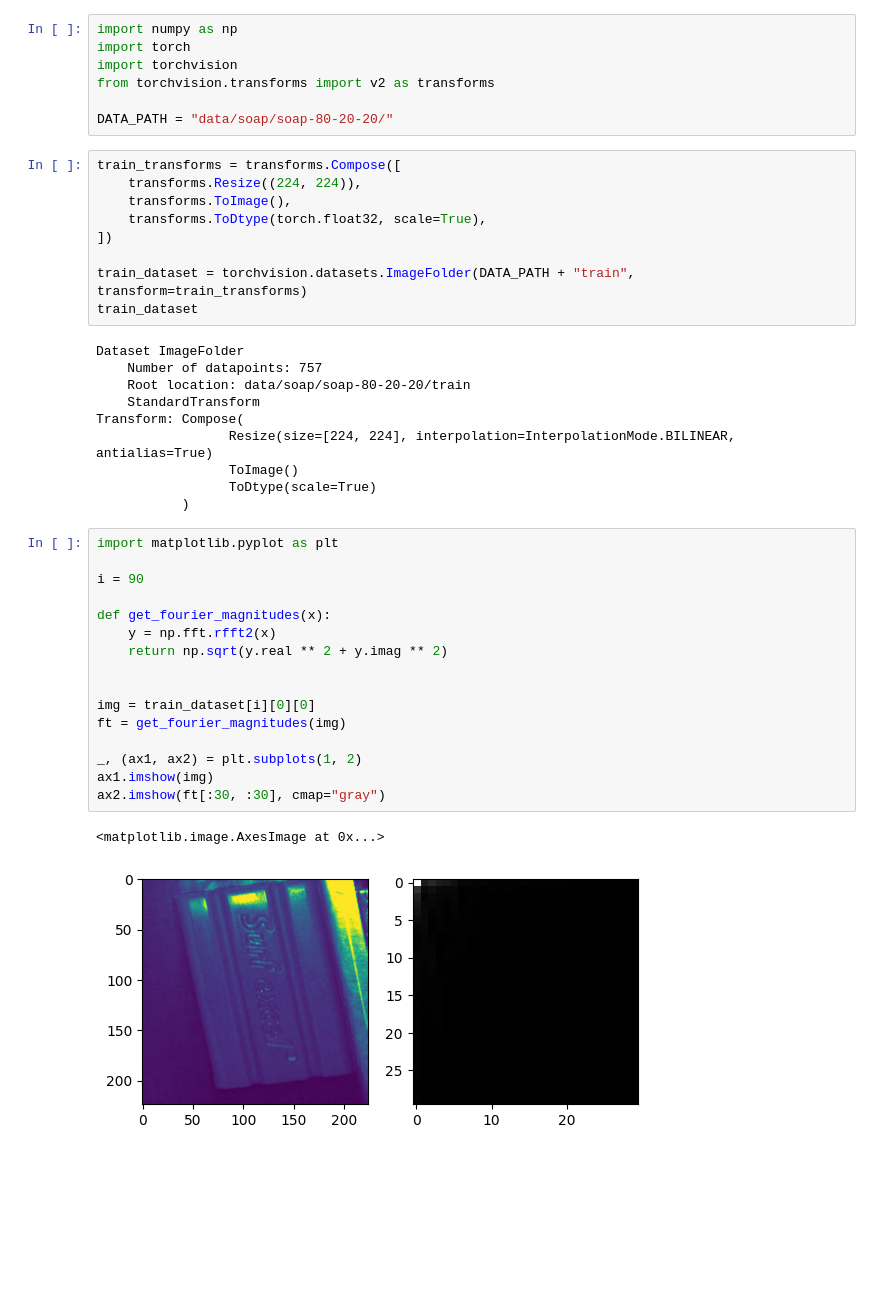
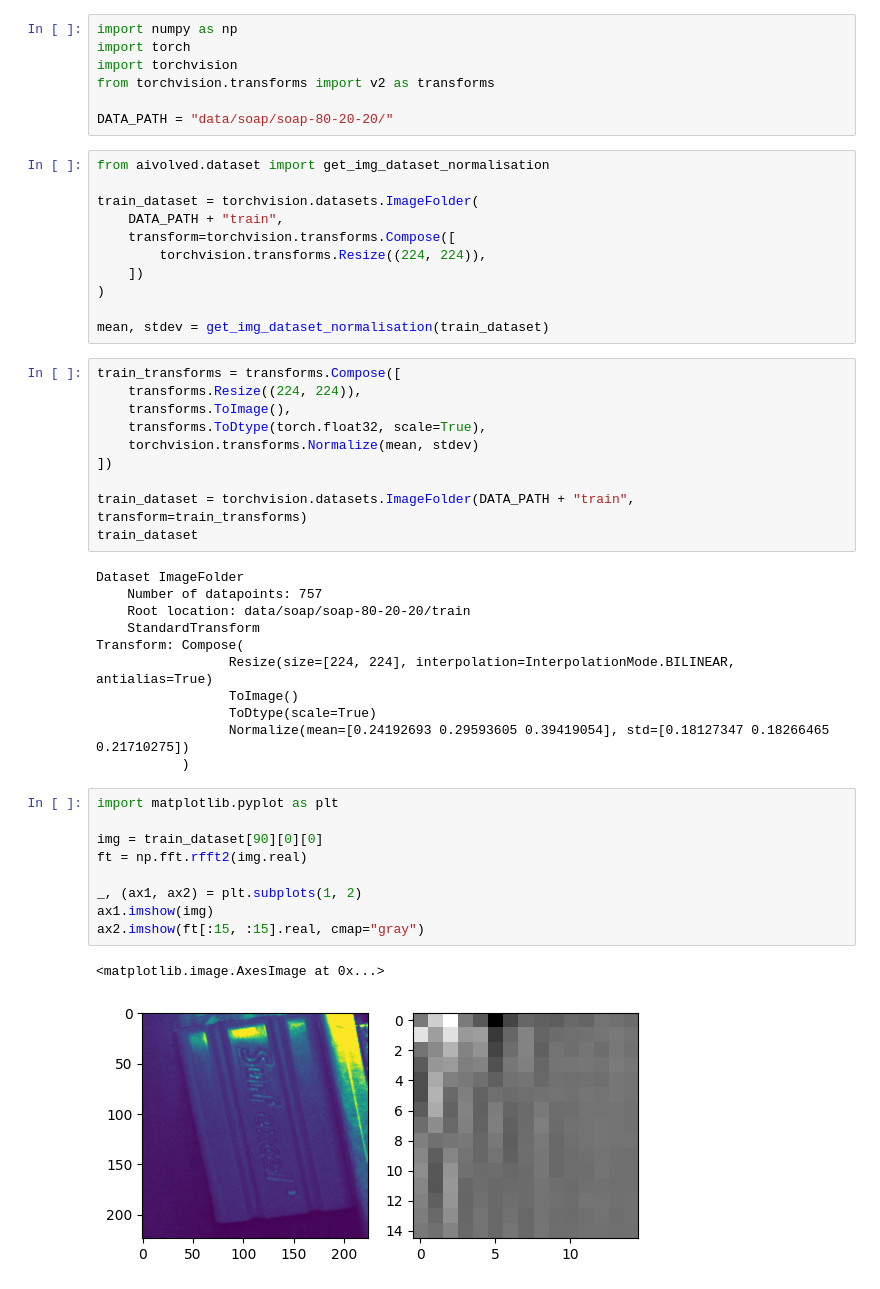
Before and after one commit to BhavyeMathur/defect-detection, a Jupyter notebook: soap-fourier-analysis.ipynb, the cells around one changed output. Saved outputs shown, nothing was run; the diff lists cells and outputs as text; blank space fills up the shorter version.

```diff
--- a/soap-fourier-analysis.ipynb
+++ b/soap-fourier-analysis.ipynb
@@ -5,11 +5,23 @@ import torchvision
 from torchvision.transforms import v2 as transforms
 
 DATA_PATH = "data/soap/soap-80-20-20/"
+# %%
+from aivolved.dataset import get_img_dataset_normalisation
+
+train_dataset = torchvision.datasets.ImageFolder(
+    DATA_PATH + "train",
+    transform=torchvision.transforms.Compose([
+        torchvision.transforms.Resize((224, 224)),
+    ])
+)
+
+mean, stdev = get_img_dataset_normalisation(train_dataset)
 # %%
 train_transforms = transforms.Compose([
     transforms.Resize((224, 224)),
     transforms.ToImage(),
     transforms.ToDtype(torch.float32, scale=True),
+    torchvision.transforms.Normalize(mean, stdev)
 ])
 
 train_dataset = torchvision.datasets.ImageFolder(DATA_PATH + "train", transform=train_transforms)
@@ -23,24 +35,18 @@ Transform: Compose(
                  Resize(size=[224, 224], interpolation=InterpolationMode.BILINEAR, antialias=True)
                  ToImage()
                  ToDtype(scale=True)
+                 Normalize(mean=[0.24192693 0.29593605 0.39419054], std=[0.18127347 0.18266465 0.21710275])
            )
 # %%
 import matplotlib.pyplot as plt
 
-i = 90
-
-def get_fourier_magnitudes(x):
-    y = np.fft.rfft2(x)
-    return np.sqrt(y.real ** 2 + y.imag ** 2)
-
-
-img = train_dataset[i][0][0]
-ft = get_fourier_magnitudes(img)
+img = train_dataset[90][0][0]
+ft = np.fft.rfft2(img.real)
 
 _, (ax1, ax2) = plt.subplots(1, 2)
 ax1.imshow(img)
-ax2.imshow(ft[:30, :30], cmap="gray")
+ax2.imshow(ft[:15, :15].real, cmap="gray")
 # %% [output]
 <matplotlib.image.AxesImage at 0x...>
-[figure, old version]
+[figure, new version]
 # %%
```
Also changed, not shown: parts of 2 cells of this notebook, 16 other files.
